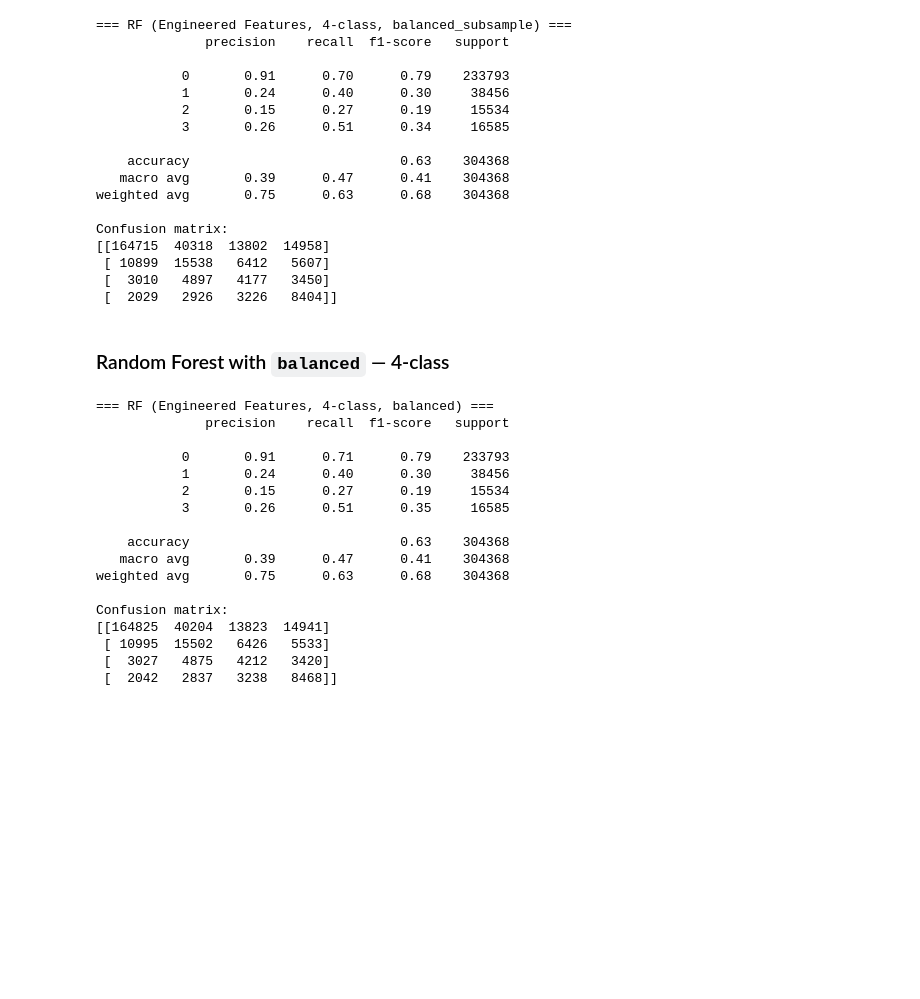
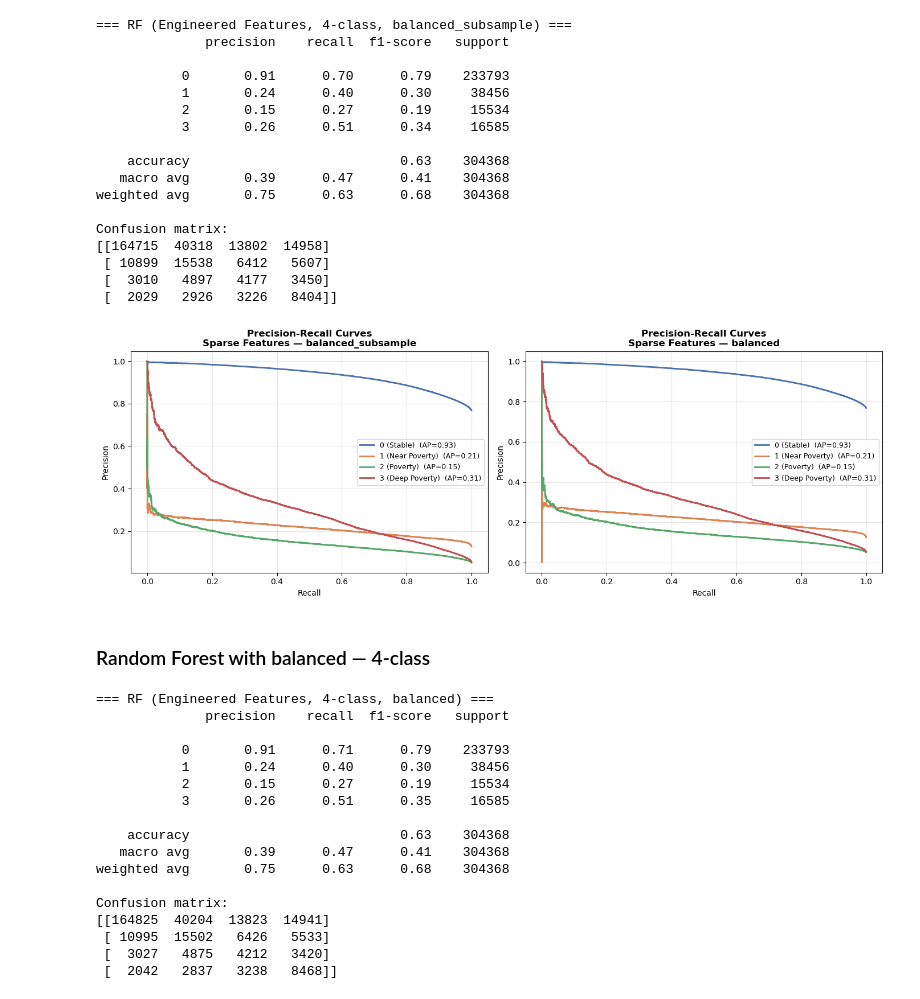
Before and after one commit to ingridalt/DSC-288R-CAPSTONE, a Jupyter notebook: 4_Models/4b_RandomForest_Model.ipynb, the cells around one changed output. Cells and saved outputs as stored; diff of their text form; code cells hidden in the pictures; blank space fills up the shorter version.

```diff
--- a/4_Models/4b_RandomForest_Model.ipynb
+++ b/4_Models/4b_RandomForest_Model.ipynb
@@ -301,8 +332,42 @@ Confusion matrix:
  [ 10899  15538   6412   5607]
  [  3010   4897   4177   3450]
  [  2029   2926   3226   8404]]
+# %%
+# Precision-Recall Curves Sparse Features (4-class)
+from sklearn.metrics import precision_recall_curve, average_precision_score
+from sklearn.preprocessing import label_binarize
+import matplotlib.pyplot as plt
+import numpy as np
+
+classes     = [0, 1, 2, 3]
+class_names = ["0 (Stable)", "1 (Near Poverty)", "2 (Poverty)", "3 (Deep Poverty)"]
+colours     = ["#4C72B0", "#DD8452", "#55A868", "#C44E52"]
+
+y_test_bin   = label_binarize(y_test, classes=classes)
+proba_bss    = rf_bss.predict_proba(X_test_sparse)
+proba_bal    = rf_bal.predict_proba(X_test_sparse)
+
+fig, axes = plt.subplots(1, 2, figsize=(14, 5))
+
+for ax, proba, title in zip(axes,
+                             [proba_bss, proba_bal],
+                             ["balanced_subsample", "balanced"]):
+    for i, (cls, col) in enumerate(zip(class_names, colours)):
+        prec, rec, _ = precision_recall_curve(y_test_bin[:, i], proba[:, i])
+        ap = average_precision_score(y_test_bin[:, i], proba[:, i])
+        ax.plot(rec, prec, color=col, lw=2, label=f"{cls}  (AP={ap:.2f})")
+    ax.set_xlabel("Recall")
+    ax.set_ylabel("Precision")
+    ax.set_title(f"Precision-Recall Curves\nSparse Features — {title}", fontweight="bold")
+    ax.legend(fontsize=9)
+    ax.grid(alpha=0.3)
+
+plt.tight_layout()
+plt.show()
+# %% [output]
+[figure, added]
 # %% [markdown]
-### Random Forest with `balanced` — 4-class
+### Random Forest with balanced — 4-class
 # %%
 rf_4c_bal = RandomForestClassifier(
     n_estimators=200,
```
Also changed, not shown: parts of 18 cells of this notebook.
